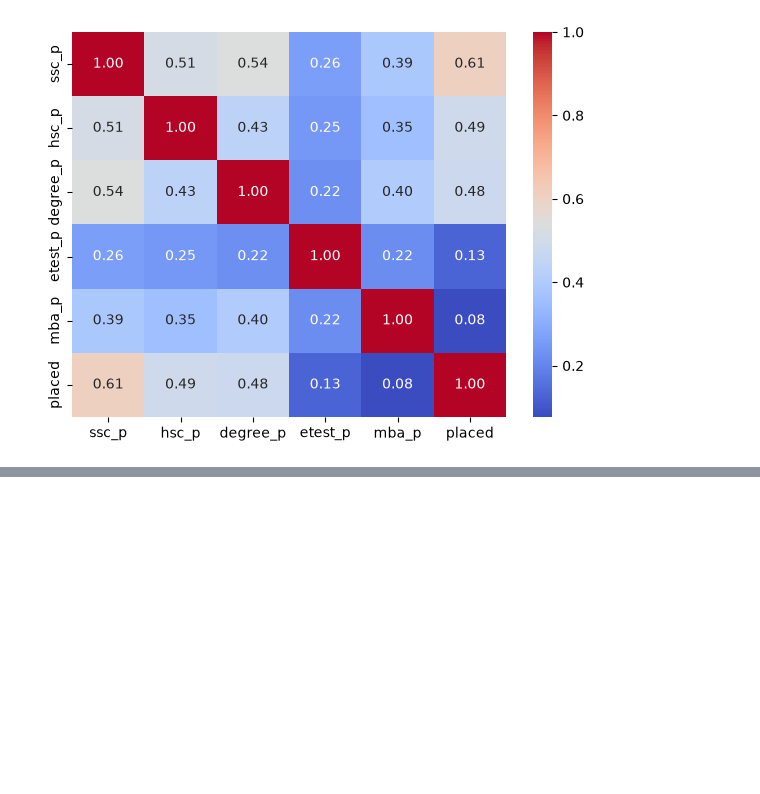
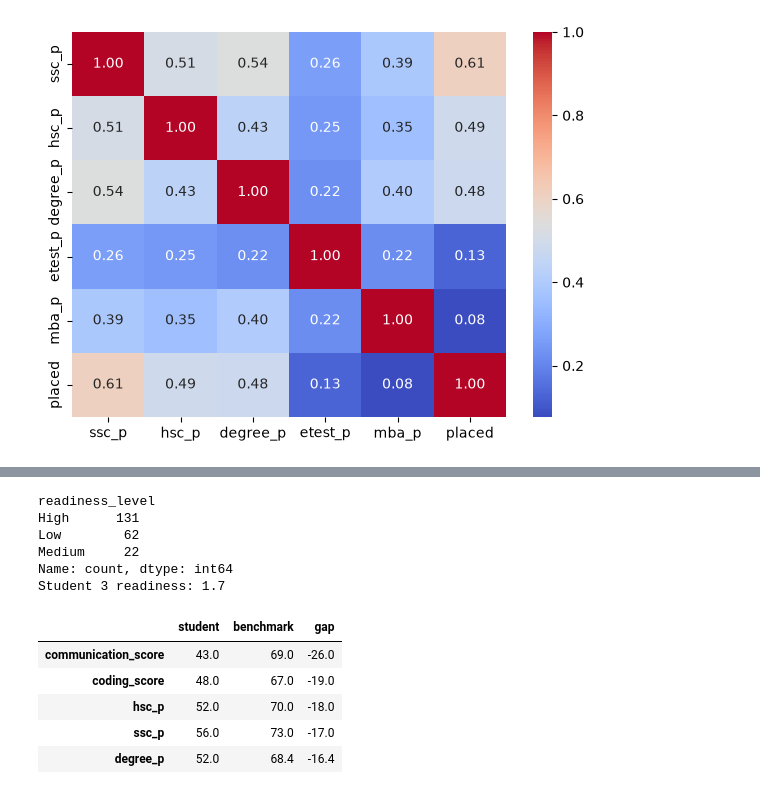
Before and after one commit to pranithachowdary88/Lpu-Placement-intelligence, a Jupyter notebook: notebooks/01_eda.ipynb, the cells around one changed output, grey strips where cells are left out. Cells and saved outputs as stored; diff of their text form; code cells hidden in the pictures; blank space fills up the shorter version.

```diff
--- a/notebooks/01_eda.ipynb
+++ b/notebooks/01_eda.ipynb
@@ -104,0 +242,41 @@ Name: placed, dtype: float64
+# %%
+import numpy as np
+
+# 1. Readiness score = predicted probability of placement, scaled to 0-100
+all_proba = pipe.predict_proba(X)[:, 1]
+df_out = X.copy()
+df_out["readiness_score"] = (all_proba * 100).round(1)
+df_out["readiness_level"] = pd.cut(
+    df_out["readiness_score"], bins=[-1, 40, 70, 101],
+    labels=["Low", "Medium", "High"])
+print(df_out["readiness_level"].value_counts())
+
+# 2. Skill-gap: compare a student to the median of High-readiness students
+skills = ["ssc_p", "hsc_p", "degree_p", "etest_p", "mba_p",
+          "coding_score", "communication_score",
+          "projects", "internships", "certifications"]
+benchmark = df_out[df_out["readiness_level"] == "High"][skills].median()
+
+def skill_gap(i):
+    row = df_out.loc[i, skills]
+    gap = (row - benchmark).round(1)
+    out = pd.DataFrame({"student": row, "benchmark": benchmark, "gap": gap})
+    return out.sort_values("gap")  # most negative gap first = biggest weakness
+
+# example: a Low-readiness student
+i = df_out[df_out["readiness_level"] == "Low"].index[0]
+print("Student", i, "readiness:", df_out.loc[i, "readiness_score"])
+skill_gap(i).head(5)
+# %% [output]
+readiness_level
+High      131
+Low        62
+Medium     22
+Name: count, dtype: int64
+Student 3 readiness: 1.7
+|  | student | benchmark | gap |
+| communication_score | 43.0 | 69.0 | -26.0 |
+| coding_score | 48.0 | 67.0 | -19.0 |
+| hsc_p | 52.0 | 70.0 | -18.0 |
+| ssc_p | 56.0 | 73.0 | -17.0 |
+| degree_p | 52.0 | 68.4 | -16.4 |
```
Also changed, not shown: parts of 7 cells of this notebook, 1 other file.
